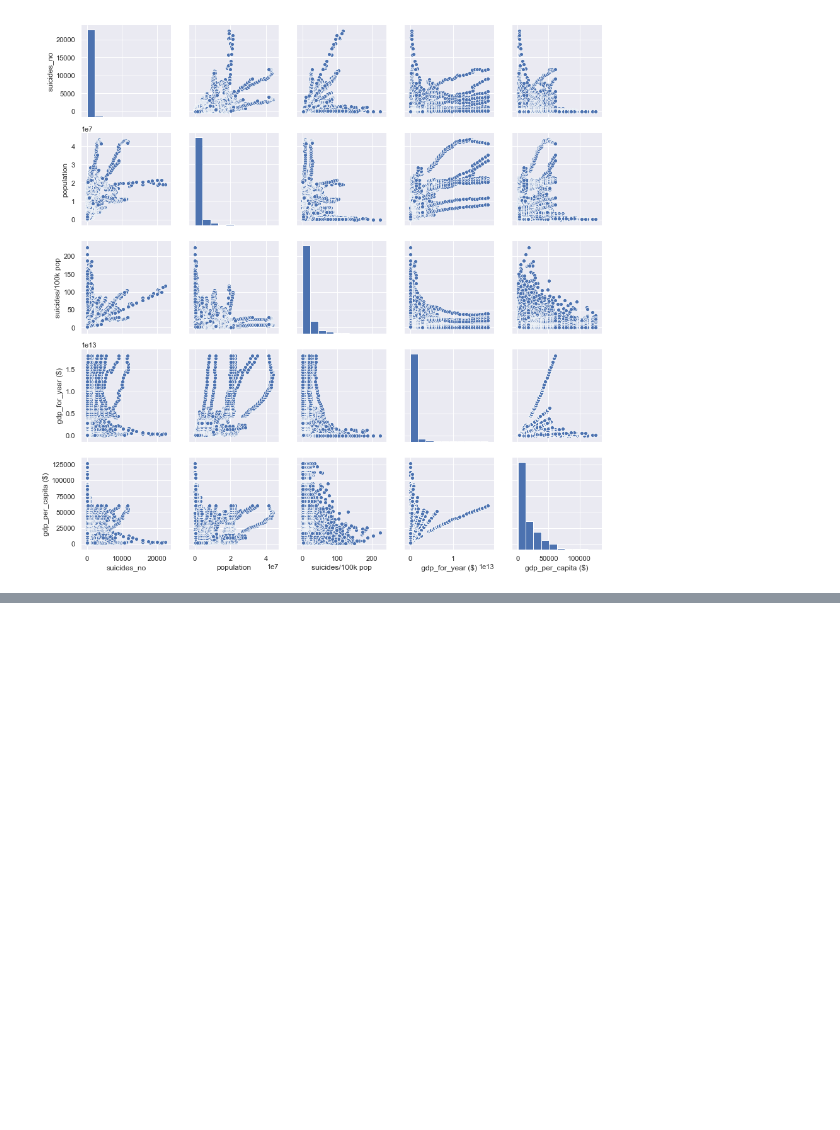
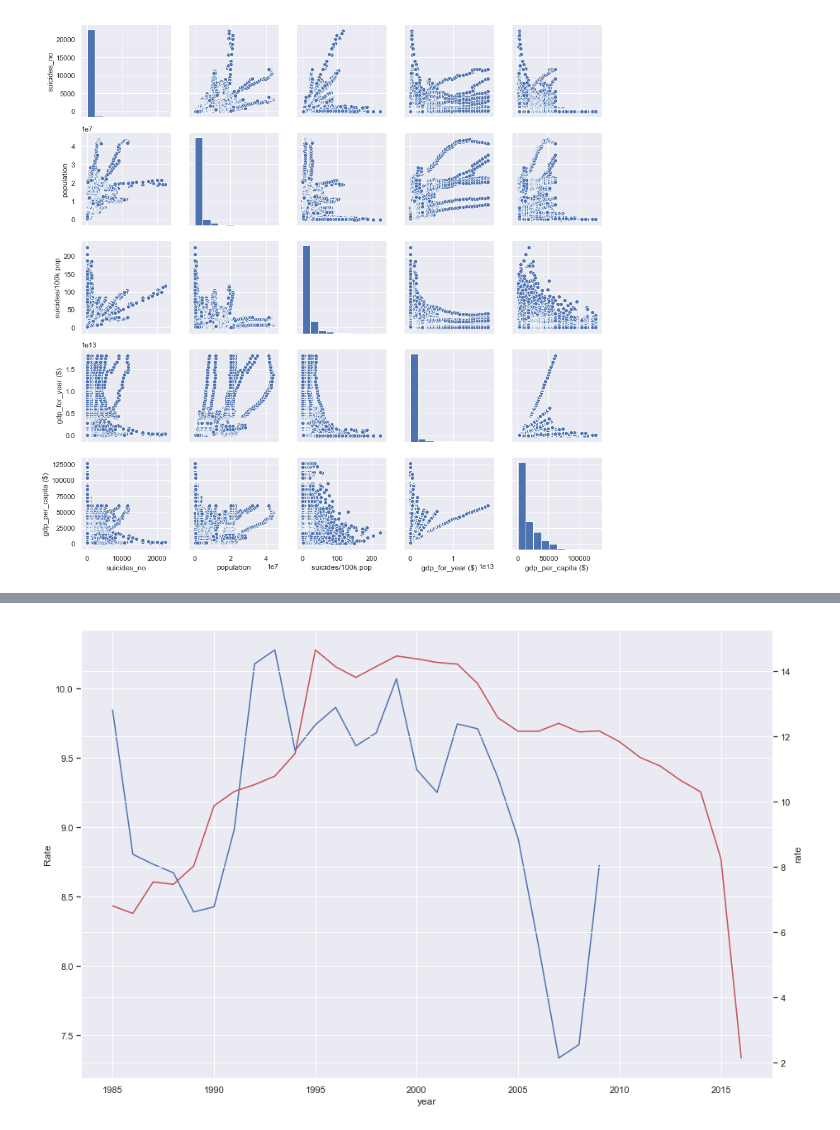
Before and after one commit to milkrong/suicide_rate_analysis, a Jupyter notebook: final_report.ipynb, the cells around one changed output, grey strips where cells are left out. Cells and saved outputs as stored; diff of their text form; code cells hidden in the pictures; blank space fills up the shorter version.

```diff
--- a/final_report.ipynb
+++ b/final_report.ipynb
@@ -138,0 +205,9 @@ plt.show()
+# %%
+suicide_rate = suicide_info.loc[:, ['year', 'suicides/100k pop']].copy()
+# %%
+suicide_rate = suicide_rate.groupby(['year'])[['suicides/100k pop']].sum().reset_index()
+# %%
+suicide_rate['rate'] = suicide_rate['suicides/100k pop']
+suicide_rate.drop(columns=['suicides/100k pop'], inplace=True)
+suicide_rate['rate'] = suicide_rate['rate'] / 1000
+suicide_rate.head()
@@ -138,0 +221,3 @@ plt.show()
+# %%
+unem_suicide_rate = suicide_rate.set_index('year').join(world_up_rate.set_index('Year')).reset_index()
+unem_suicide_rate.head()
@@ -138,0 +231,8 @@ plt.show()
+# %%
+fig, ax = plt.subplots()
+sns.lineplot(x = 'year', y='Rate', data = unem_suicide_rate, ax=ax)
+ax2 = ax.twinx()
+sns.lineplot(x = 'year', y='rate', data = unem_suicide_rate, ax = ax2, color='r')
+plt.show()
+# %% [output]
+[figure, added]
```
Also changed, not shown: parts of 15 cells of this notebook, 2 other files.
